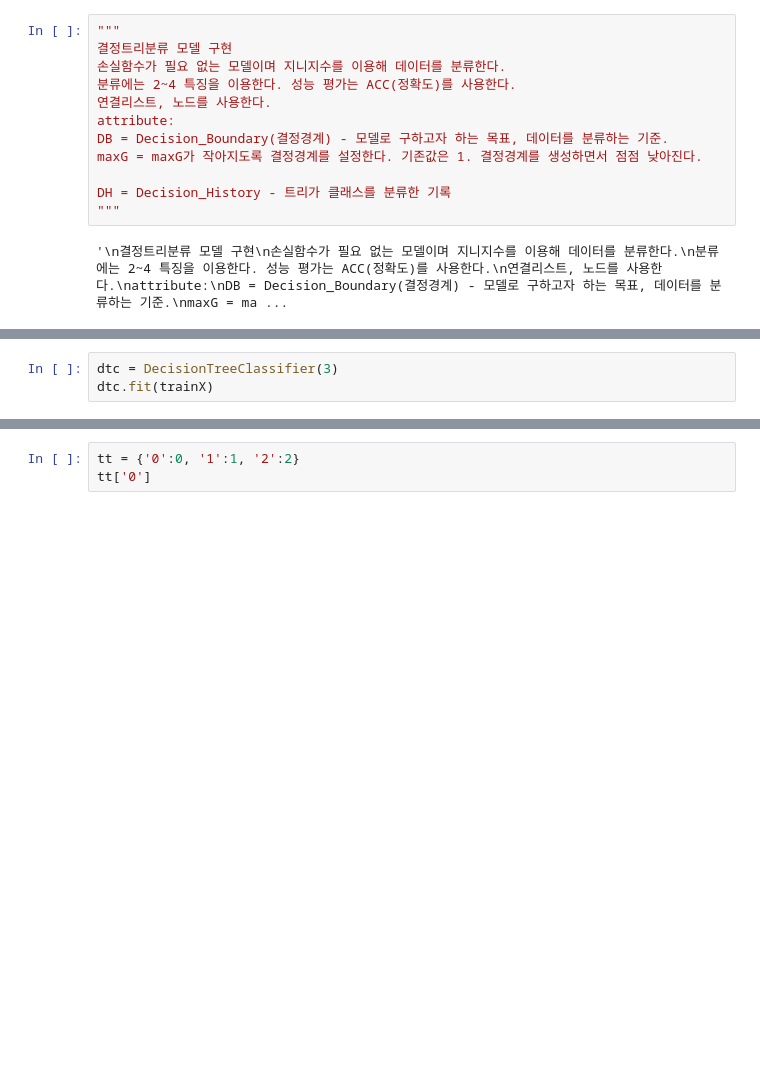
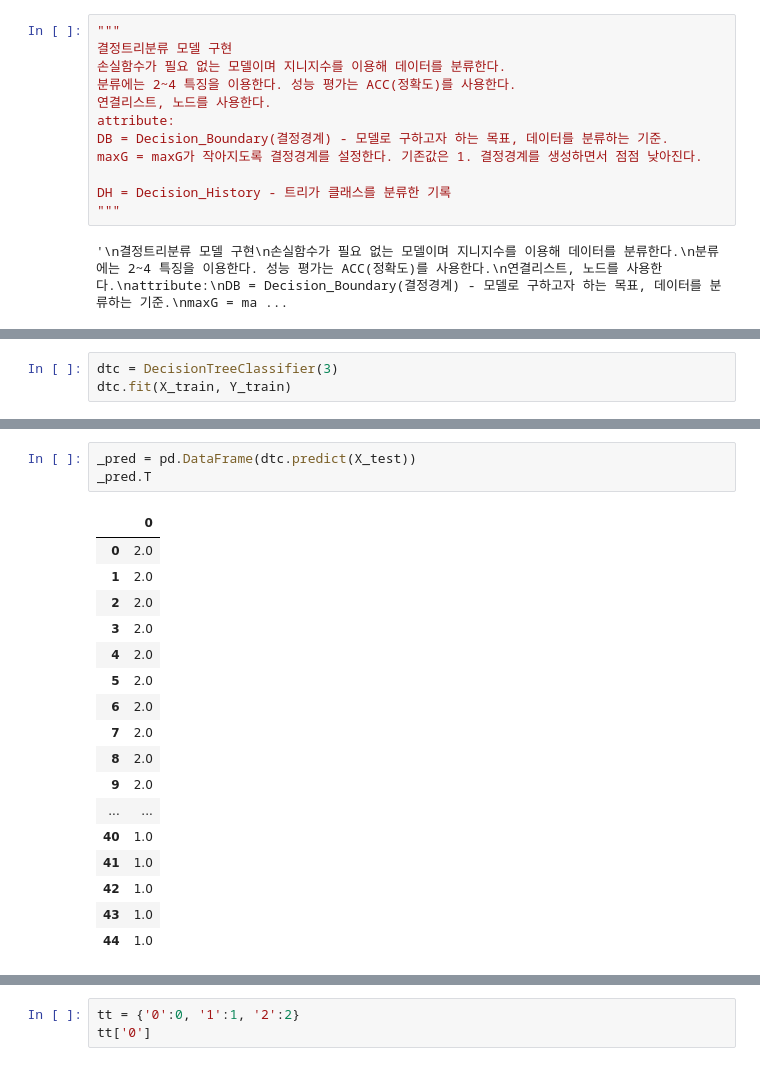
Before and after one commit to ador4s/IrisDTC, a Jupyter notebook: main.ipynb, the cells around one changed output, grey strips where cells are left out. Cells and saved outputs as stored; diff of their text form; blank space fills up the shorter version.

```diff
--- a/main.ipynb
+++ b/main.ipynb
@@ -170,4 +232,4 @@ class DecisionTreeClassifier:
 # %%
 dtc = DecisionTreeClassifier(3)
-dtc.fit(trainX)
+dtc.fit(X_train, Y_train)
 # %% [output]
@@ -201,0 +288,21 @@ ttt = (1,0,1)
+# %%
+_pred = pd.DataFrame(dtc.predict(X_test))
+_pred.T
+# %% [output]
+|  | 0 |
+| 0 | 2.0 |
+| 1 | 2.0 |
+| 2 | 2.0 |
+| 3 | 2.0 |
+| 4 | 2.0 |
+| 5 | 2.0 |
+| 6 | 2.0 |
+| 7 | 2.0 |
+| 8 | 2.0 |
+| 9 | 2.0 |
+| ... | ... |
+| 40 | 1.0 |
+| 41 | 1.0 |
+| 42 | 1.0 |
+| 43 | 1.0 |
+| 44 | 1.0 |
```
Also changed, not shown: parts of 28 cells of this notebook.
